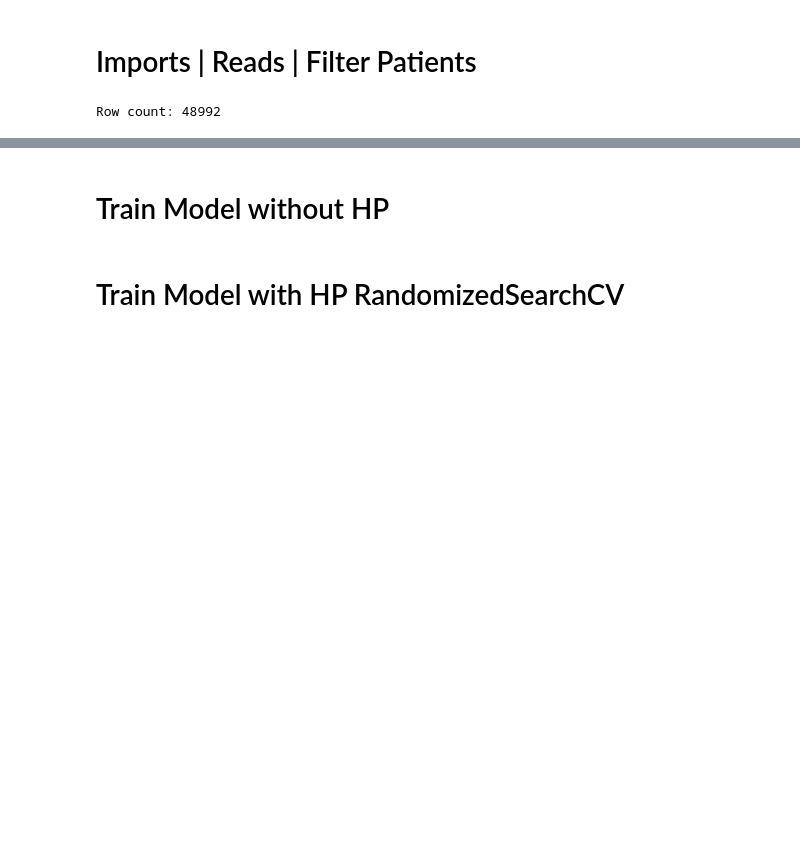
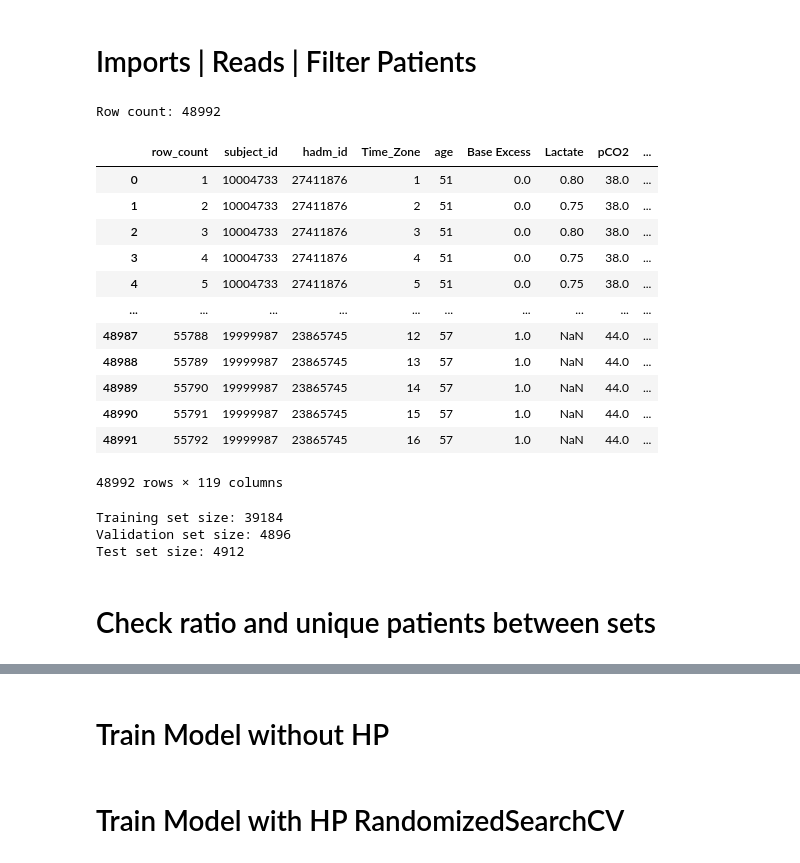
Before and after one commit to DimopDim/PhD, a Jupyter notebook: 03_External_Validation/01_XGBoost_los.ipynb, the cells around one changed output, grey strips where cells are left out. Saved outputs shown, nothing was run; the diff lists cells and outputs as text; code cells hidden in the pictures; blank space fills up the shorter version.

Commit message:
Balance ratio between Training - Validation - Test set

```diff
--- a/03_External_Validation/01_XGBoost_los.ipynb
+++ b/03_External_Validation/01_XGBoost_los.ipynb
@@ -38,0 +57,45 @@ Row count: 48992
+# %%
+display(mimic_df)
+# %% [output]
+|  | row_count | subject_id | hadm_id | Time_Zone | age | Base Excess | Lactate | pCO2 | ... |
+| 0 | 1 | 10004733 | 27411876 | 1 | 51 | 0.0 | 0.80 | 38.0 | ... |
+| 1 | 2 | 10004733 | 27411876 | 2 | 51 | 0.0 | 0.75 | 38.0 | ... |
+| 2 | 3 | 10004733 | 27411876 | 3 | 51 | 0.0 | 0.80 | 38.0 | ... |
+| 3 | 4 | 10004733 | 27411876 | 4 | 51 | 0.0 | 0.75 | 38.0 | ... |
+| 4 | 5 | 10004733 | 27411876 | 5 | 51 | 0.0 | 0.75 | 38.0 | ... |
+| ... | ... | ... | ... | ... | ... | ... | ... | ... | ... |
+| 48987 | 55788 | 19999987 | 23865745 | 12 | 57 | 1.0 | NaN | 44.0 | ... |
+| 48988 | 55789 | 19999987 | 23865745 | 13 | 57 | 1.0 | NaN | 44.0 | ... |
+| 48989 | 55790 | 19999987 | 23865745 | 14 | 57 | 1.0 | NaN | 44.0 | ... |
+| 48990 | 55791 | 19999987 | 23865745 | 15 | 57 | 1.0 | NaN | 44.0 | ... |
+| 48991 | 55792 | 19999987 | 23865745 | 16 | 57 | 1.0 | NaN | 44.0 | ... |
+48992 rows × 119 columns
+# %%
+total_test_val_perc = 0.2
+split_between_test_val_perc = 0.5
+
+# Group data by subject_id and hadm_id
+grouped_df = mimic_df.groupby(['subject_id', 'hadm_id'])
+
+# Get a new dataframe with one row per patient (subject_id, hadm_id) pair
+patient_df = grouped_df['hospital_expire_flag'].first().reset_index()
+
+# Split the patient_df into training (80%), validation (10%), and test (10%) while keeping the ratio of hospital_expired_flag
+train, temp = train_test_split(patient_df, test_size=total_test_val_perc, stratify=patient_df['hospital_expire_flag'], random_state=42)
+val, test = train_test_split(temp, test_size=split_between_test_val_perc, stratify=temp['hospital_expire_flag'], random_state=42)
+
+# Step 4: Merge back with the original df to get the rows for each patient in the splits
+train_df = mimic_df.merge(train[['subject_id', 'hadm_id']], on=['subject_id', 'hadm_id'], how='inner')
+val_df = mimic_df.merge(val[['subject_id', 'hadm_id']], on=['subject_id', 'hadm_id'], how='inner')
+test_df = mimic_df.merge(test[['subject_id', 'hadm_id']], on=['subject_id', 'hadm_id'], how='inner')
+
+# Check the sizes of the splits
+print(f'Training set size: {train_df.shape[0]}')
+print(f'Validation set size: {val_df.shape[0]}')
+print(f'Test set size: {test_df.shape[0]}')
+# %% [output]
+Training set size: 39184
+Validation set size: 4896
+Test set size: 4912
+# %% [markdown]
+# Check ratio and unique patients between sets
```
Also changed, not shown: parts of 12 cells of this notebook.
